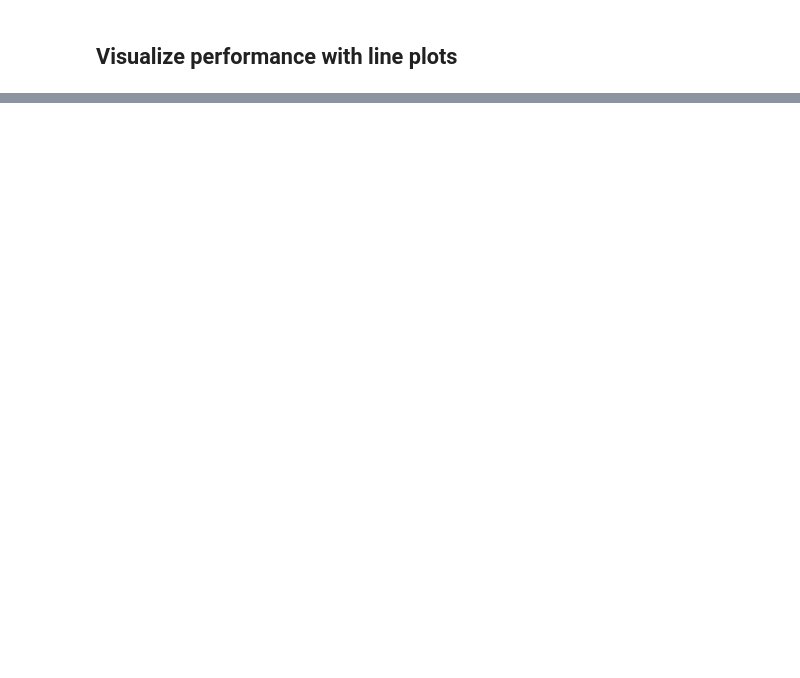
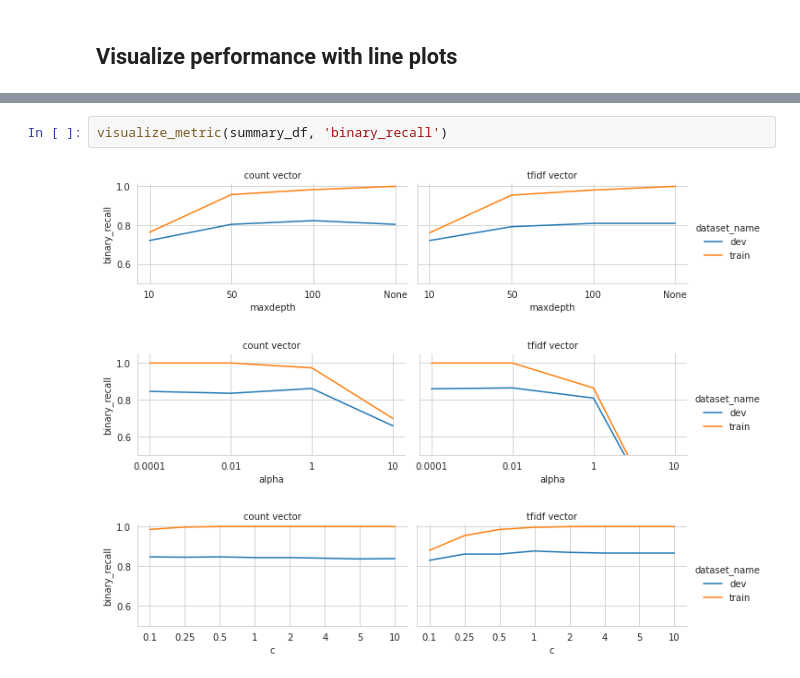
Before and after one commit to brooke-l-hawkins/milestone-ii, a Jupyter notebook: code/visualize_supervised.ipynb, the cells around one changed output, grey strips where cells are left out. Cells and saved outputs as stored; diff of their text form; blank space fills up the shorter version.

```diff
--- a/code/visualize_supervised.ipynb
+++ b/code/visualize_supervised.ipynb
@@ -90,0 +102,6 @@ visualize_model_metric(summary_df, 'accuracy', 'svc')
+# %%
+visualize_metric(summary_df, 'binary_recall')
+# %% [output]
+[figure, added]
+[figure, added]
+[figure, added]
```
Also changed, not shown: parts of 10 cells of this notebook.
